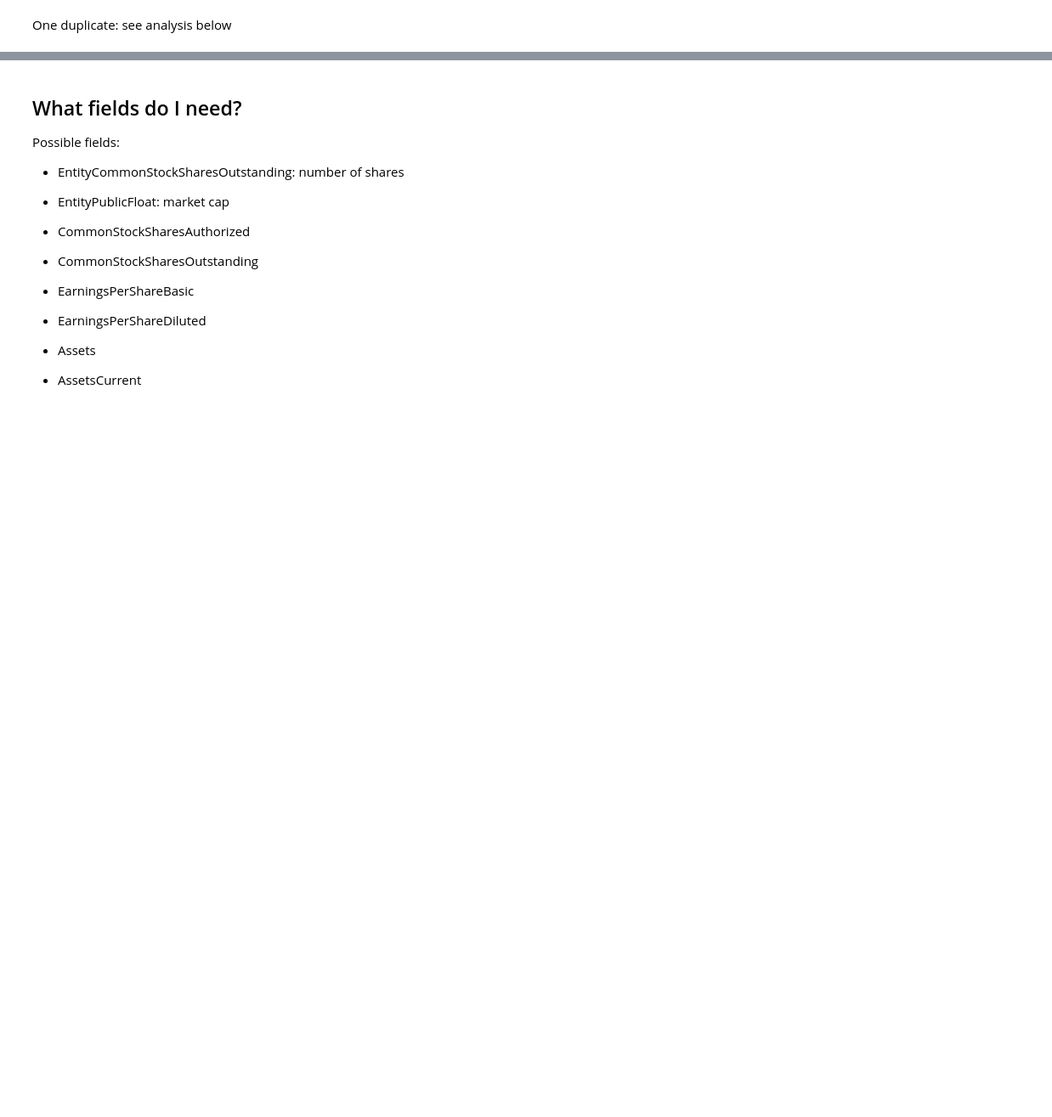
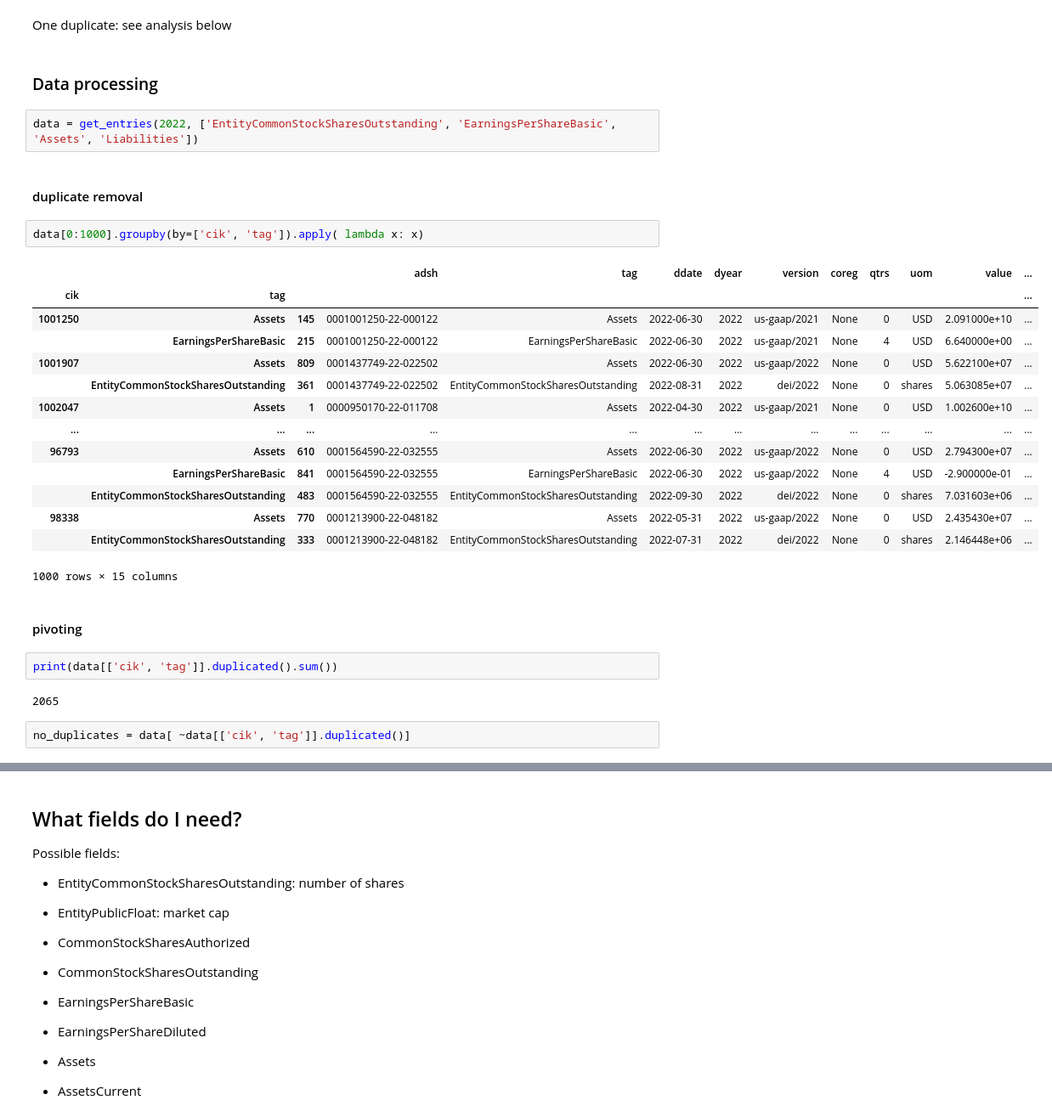
Before and after one commit to lrast/earningsReports, a Jupyter notebook: 0.0.1-data-cleaning.ipynb, the cells around one changed output, grey strips where cells are left out. Shown: that part at 85% size. Cells and saved outputs as stored; diff of their text form; blank space fills up the shorter version.

Commit message:
Data cleaning: multiple reports of the same value

```diff
--- a/0.0.1-data-cleaning.ipynb
+++ b/0.0.1-data-cleaning.ipynb
@@ -54,3 +54,34 @@ all_sub_22.shape
 (6280, 36)
 # %% [markdown]
 One duplicate: see analysis below
+# %% [markdown]
+### Data processing
+# %%
+data = get_entries(2022, ['EntityCommonStockSharesOutstanding', 'EarningsPerShareBasic', 'Assets', 'Liabilities'])
+# %% [markdown]
+#### duplicate removal
+# %%
+data[0:1000].groupby(by=['cik', 'tag']).apply( lambda x: x)
+# %% [output]
+|  |  |  | adsh | tag | ddate | dyear | version | coreg | qtrs | uom | value | ... |
+| cik | tag |  |  |  |  |  |  |  |  |  |  | ... |
+| 1001250 | Assets | 145 | 0001001250-22-000122 | Assets | 2022-06-30 | 2022 | us-gaap/2021 | None | 0 | USD | 2.091000e+10 | ... |
+|  | EarningsPerShareBasic | 215 | 0001001250-22-000122 | EarningsPerShareBasic | 2022-06-30 | 2022 | us-gaap/2021 | None | 4 | USD | 6.640000e+00 | ... |
+| 1001907 | Assets | 809 | 0001437749-22-022502 | Assets | 2022-06-30 | 2022 | us-gaap/2022 | None | 0 | USD | 5.622100e+07 | ... |
+|  | EntityCommonStockSharesOutstanding | 361 | 0001437749-22-022502 | EntityCommonStockSharesOutstanding | 2022-08-31 | 2022 | dei/2022 | None | 0 | shares | 5.063085e+07 | ... |
+| 1002047 | Assets | 1 | 0000950170-22-011708 | Assets | 2022-04-30 | 2022 | us-gaap/2021 | None | 0 | USD | 1.002600e+10 | ... |
+| ... | ... | ... | ... | ... | ... | ... | ... | ... | ... | ... | ... | ... |
+| 96793 | Assets | 610 | 0001564590-22-032555 | Assets | 2022-06-30 | 2022 | us-gaap/2022 | None | 0 | USD | 2.794300e+07 | ... |
+|  | EarningsPerShareBasic | 841 | 0001564590-22-032555 | EarningsPerShareBasic | 2022-06-30 | 2022 | us-gaap/2022 | None | 4 | USD | -2.900000e-01 | ... |
+|  | EntityCommonStockSharesOutstanding | 483 | 0001564590-22-032555 | EntityCommonStockSharesOutstanding | 2022-09-30 | 2022 | dei/2022 | None | 0 | shares | 7.031603e+06 | ... |
+| 98338 | Assets | 770 | 0001213900-22-048182 | Assets | 2022-05-31 | 2022 | us-gaap/2022 | None | 0 | USD | 2.435430e+07 | ... |
+|  | EntityCommonStockSharesOutstanding | 333 | 0001213900-22-048182 | EntityCommonStockSharesOutstanding | 2022-07-31 | 2022 | dei/2022 | None | 0 | shares | 2.146448e+06 | ... |
+1000 rows × 15 columns
+# %% [markdown]
+#### pivoting
+# %%
+print(data[['cik', 'tag']].duplicated().sum())
+# %% [output]
+2065
+# %%
+no_duplicates = data[ ~data[['cik', 'tag']].duplicated()]
```
Also changed, not shown: parts of 4 cells of this notebook, 2 other files.
